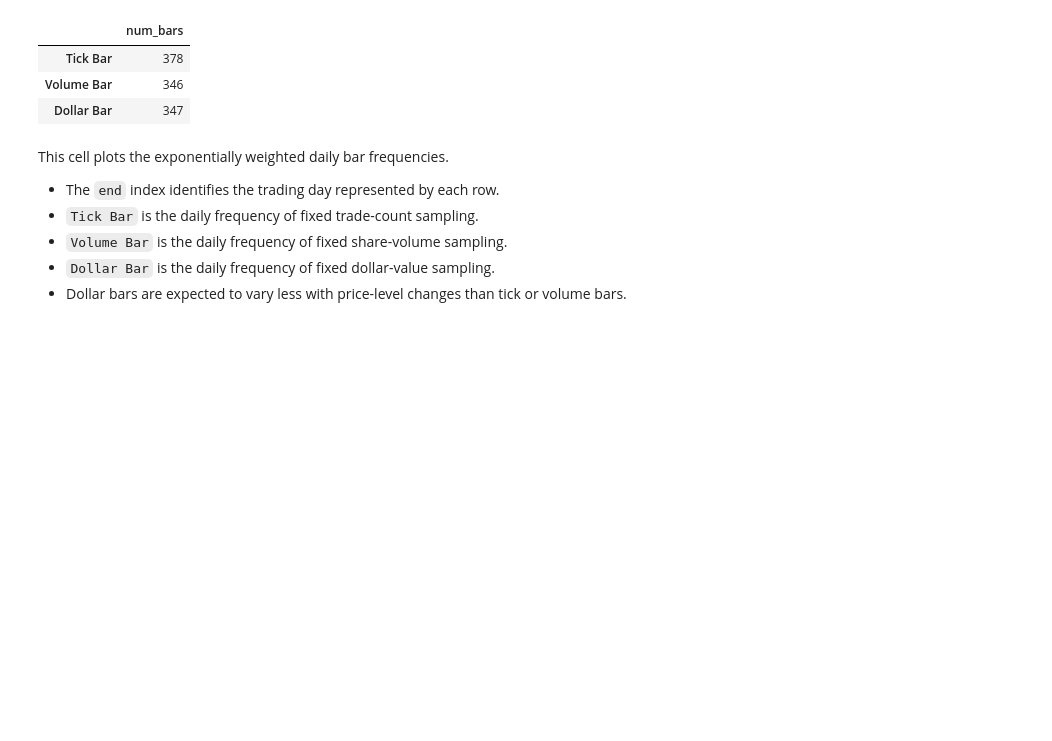
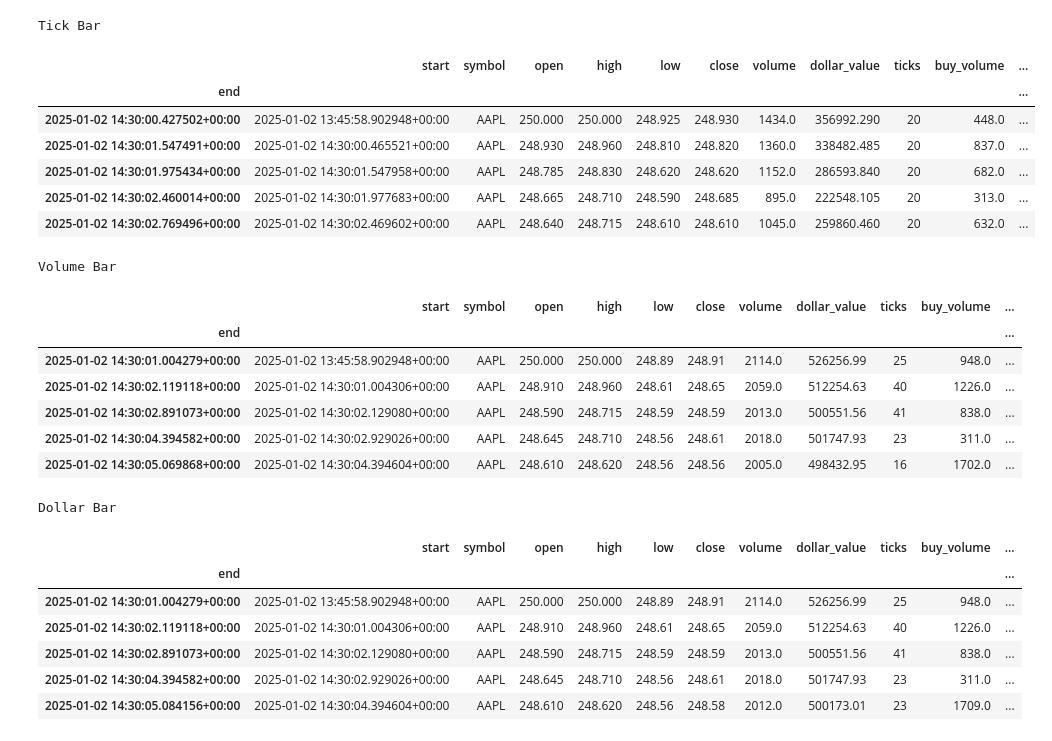
Before and after one commit to kwonjunhyuk9/financial-machine-learning, a Jupyter notebook: notebooks/data_preprocessing/market_structured_bars.ipynb, the cells around one changed output. Saved outputs shown, nothing was run; the diff lists cells and outputs as text; code cells hidden in the pictures; blank space fills up the shorter version.

```diff
--- a/notebooks/data_preprocessing/market_structured_bars.ipynb
+++ b/notebooks/data_preprocessing/market_structured_bars.ipynb
@@ -94,33 +69,61 @@ This cell constructs standard bars from the synthetic trade stream.
 # %%
-price = trades["price"].astype(float)
-size = trades["size"].astype(float)
-notional = price * size
-
-target_bars_per_day = 6
-num_trading_days = trades["timestamp"].dt.normalize().nunique()
-target_num_bars = max(1, num_trading_days * target_bars_per_day)
 standard_thresholds = {
-    "tick": max(1, len(trades) // target_num_bars),
-    "volume": float(size.sum() / target_num_bars),
-    "dollar": float(notional.sum() / target_num_bars),
+    "tick": 20,
+    "volume": 2_000.0,
+    "dollar": 500_000.0,
 }
 
 standard_bar_results = {
-    "Tick Bar": get_tick_bars(trades, threshold=standard_thresholds["tick"]),
-    "Volume Bar": get_volume_bars(trades, threshold=standard_thresholds["volume"]),
-    "Dollar Bar": get_dollar_bars(trades, threshold=standard_thresholds["dollar"]),
+    "Tick Bar": get_tick_bars(observations, threshold=standard_thresholds["tick"]),
+    "Volume Bar": get_volume_bars(observations, threshold=standard_thresholds["volume"]),
+    "Dollar Bar": get_dollar_bars(observations, threshold=standard_thresholds["dollar"]),
 }
 
-pd.Series({name: len(result.ohlcv) for name, result in standard_bar_results.items()}, name="num_bars").to_frame()
+standard_bar_output_paths = {
+    "Tick Bar": save_structured_bar_result(
+        standard_bar_results["Tick Bar"],
+        feature_dir / f"{symbol_slug}_tick_bar_{period_slug}.parquet",
+    ),
+    "Volume Bar": save_structured_bar_result(
+        standard_bar_results["Volume Bar"],
+        feature_dir / f"{symbol_slug}_volume_bar_{period_slug}.parquet",
+    ),
+    "Dollar Bar": save_structured_bar_result(
+        standard_bar_results["Dollar Bar"],
+        feature_dir / f"{symbol_slug}_dollar_bar_{period_slug}.parquet",
+    ),
+}
+
+print("Tick Bar")
+display(standard_bar_results["Tick Bar"].ohlcv.head(5))
+
+print("Volume Bar")
+display(standard_bar_results["Volume Bar"].ohlcv.head(5))
+
+print("Dollar Bar")
+display(standard_bar_results["Dollar Bar"].ohlcv.head(5))
 # %% [output]
+Tick Bar
-|  | num_bars |
-| Tick Bar | 378 |
-| Volume Bar | 346 |
-| Dollar Bar | 347 |
+|  | start | symbol | open | high | low | close | volume | dollar_value | ticks | buy_volume | ... |
+| end |  |  |  |  |  |  |  |  |  |  | ... |
+| 2025-01-02 14:30:00.427502+00:00 | 2025-01-02 13:45:58.902948+00:00 | AAPL | 250.000 | 250.000 | 248.925 | 248.930 | 1434.0 | 356992.290 | 20 | 448.0 | ... |
+| 2025-01-02 14:30:01.547491+00:00 | 2025-01-02 14:30:00.465521+00:00 | AAPL | 248.930 | 248.960 | 248.810 | 248.820 | 1360.0 | 338482.485 | 20 | 837.0 | ... |
+| 2025-01-02 14:30:01.975434+00:00 | 2025-01-02 14:30:01.547958+00:00 | AAPL | 248.785 | 248.830 | 248.620 | 248.620 | 1152.0 | 286593.840 | 20 | 682.0 | ... |
+| 2025-01-02 14:30:02.460014+00:00 | 2025-01-02 14:30:01.977683+00:00 | AAPL | 248.665 | 248.710 | 248.590 | 248.685 | 895.0 | 222548.105 | 20 | 313.0 | ... |
+| 2025-01-02 14:30:02.769496+00:00 | 2025-01-02 14:30:02.469602+00:00 | AAPL | 248.640 | 248.715 | 248.610 | 248.610 | 1045.0 | 259860.460 | 20 | 632.0 | ... |
+Volume Bar
+|  | start | symbol | open | high | low | close | volume | dollar_value | ticks | buy_volume | ... |
+| end |  |  |  |  |  |  |  |  |  |  | ... |
+| 2025-01-02 14:30:01.004279+00:00 | 2025-01-02 13:45:58.902948+00:00 | AAPL | 250.000 | 250.000 | 248.89 | 248.91 | 2114.0 | 526256.99 | 25 | 948.0 | ... |
+| 2025-01-02 14:30:02.119118+00:00 | 2025-01-02 14:30:01.004306+00:00 | AAPL | 248.910 | 248.960 | 248.61 | 248.65 | 2059.0 | 512254.63 | 40 | 1226.0 | ... |
+| 2025-01-02 14:30:02.891073+00:00 | 2025-01-02 14:30:02.129080+00:00 | AAPL | 248.590 | 248.715 | 248.59 | 248.59 | 2013.0 | 500551.56 | 41 | 838.0 | ... |
+| 2025-01-02 14:30:04.394582+00:00 | 2025-01-02 14:30:02.929026+00:00 | AAPL | 248.645 | 248.710 | 248.56 | 248.61 | 2018.0 | 501747.93 | 23 | 311.0 | ... |
+| 2025-01-02 14:30:05.069868+00:00 | 2025-01-02 14:30:04.394604+00:00 | AAPL | 248.610 | 248.620 | 248.56 | 248.56 | 2005.0 | 498432.95 | 16 | 1702.0 | ... |
+Dollar Bar
+|  | start | symbol | open | high | low | close | volume | dollar_value | ticks | buy_volume | ... |
+| end |  |  |  |  |  |  |  |  |  |  | ... |
+| 2025-01-02 14:30:01.004279+00:00 | 2025-01-02 13:45:58.902948+00:00 | AAPL | 250.000 | 250.000 | 248.89 | 248.91 | 2114.0 | 526256.99 | 25 | 948.0 | ... |
+| 2025-01-02 14:30:02.119118+00:00 | 2025-01-02 14:30:01.004306+00:00 | AAPL | 248.910 | 248.960 | 248.61 | 248.65 | 2059.0 | 512254.63 | 40 | 1226.0 | ... |
+| 2025-01-02 14:30:02.891073+00:00 | 2025-01-02 14:30:02.129080+00:00 | AAPL | 248.590 | 248.715 | 248.59 | 248.59 | 2013.0 | 500551.56 | 41 | 838.0 | ... |
+| 2025-01-02 14:30:04.394582+00:00 | 2025-01-02 14:30:02.929026+00:00 | AAPL | 248.645 | 248.710 | 248.56 | 248.61 | 2018.0 | 501747.93 | 23 | 311.0 | ... |
+| 2025-01-02 14:30:05.084156+00:00 | 2025-01-02 14:30:04.394604+00:00 | AAPL | 248.610 | 248.620 | 248.56 | 248.58 | 2012.0 | 500173.01 | 23 | 1709.0 | ... |
-# %% [markdown]
-This cell plots the exponentially weighted daily bar frequencies.
-- The `end` index identifies the trading day represented by each row.
-- `Tick Bar` is the daily frequency of fixed trade-count sampling.
-- `Volume Bar` is the daily frequency of fixed share-volume sampling.
-- `Dollar Bar` is the daily frequency of fixed dollar-value sampling.
-- Dollar bars are expected to vary less with price-level changes than tick or volume bars.
```
Also changed, not shown: parts of 22 cells of this notebook, 21 other files.
